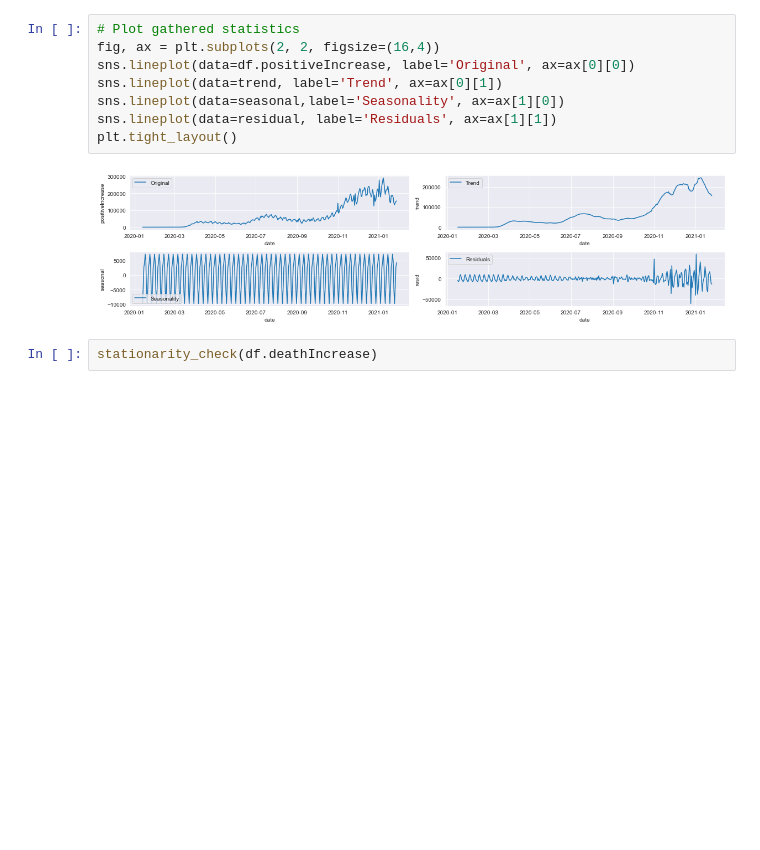
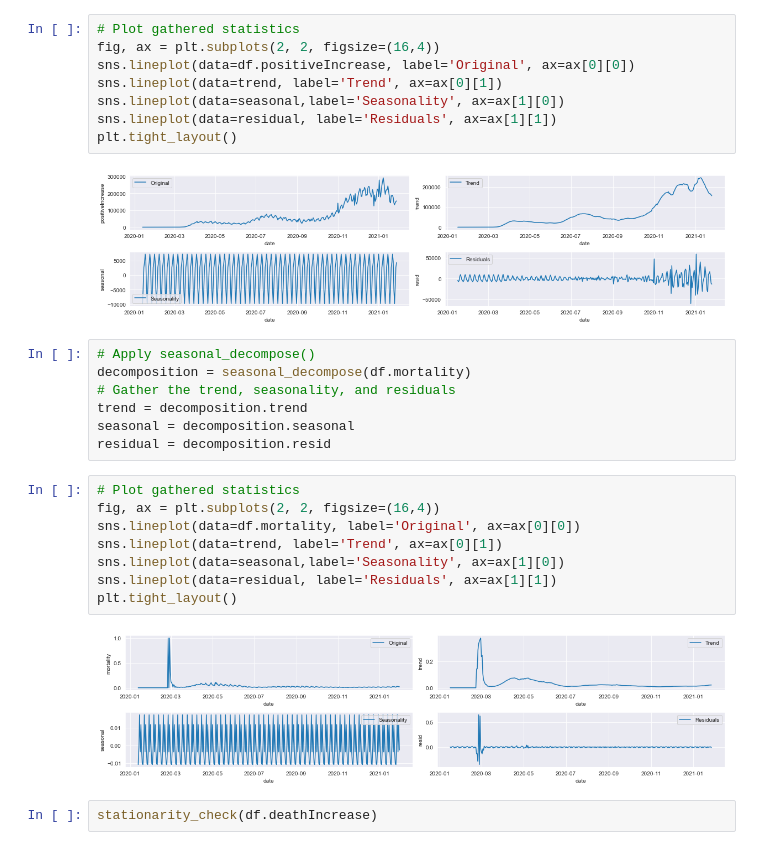
Before and after one commit to ghcn345/Coronavirus-Prediction, a Jupyter notebook: project_coronavirus.ipynb, the cells around one changed output. Cells and saved outputs as stored; diff of their text form; blank space fills up the shorter version.

```diff
--- a/project_coronavirus.ipynb
+++ b/project_coronavirus.ipynb
@@ -203,6 +209,23 @@ sns.lineplot(data=residual, label='Residuals', ax=ax[1][1])
 plt.tight_layout()
 # %% [output]
 [figure]
+# %%
+# Apply seasonal_decompose()
+decomposition = seasonal_decompose(df.mortality)
+# Gather the trend, seasonality, and residuals
+trend = decomposition.trend
+seasonal = decomposition.seasonal
+residual = decomposition.resid
+# %%
+# Plot gathered statistics
+fig, ax = plt.subplots(2, 2, figsize=(16,4))
+sns.lineplot(data=df.mortality, label='Original', ax=ax[0][0])
+sns.lineplot(data=trend, label='Trend', ax=ax[0][1])
+sns.lineplot(data=seasonal,label='Seasonality', ax=ax[1][0])
+sns.lineplot(data=residual, label='Residuals', ax=ax[1][1])
+plt.tight_layout()
+# %% [output]
+[figure, added]
 # %%
 stationarity_check(df.deathIncrease)
 # %% [output]
```
Also changed, not shown: parts of 16 cells of this notebook.
